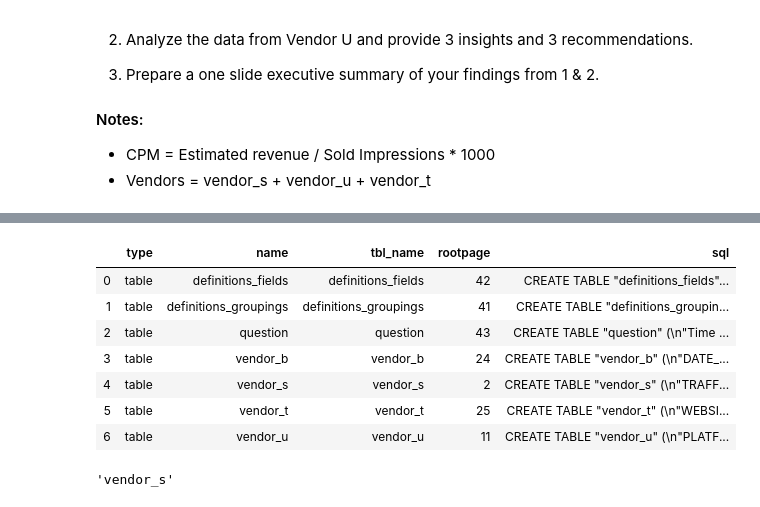
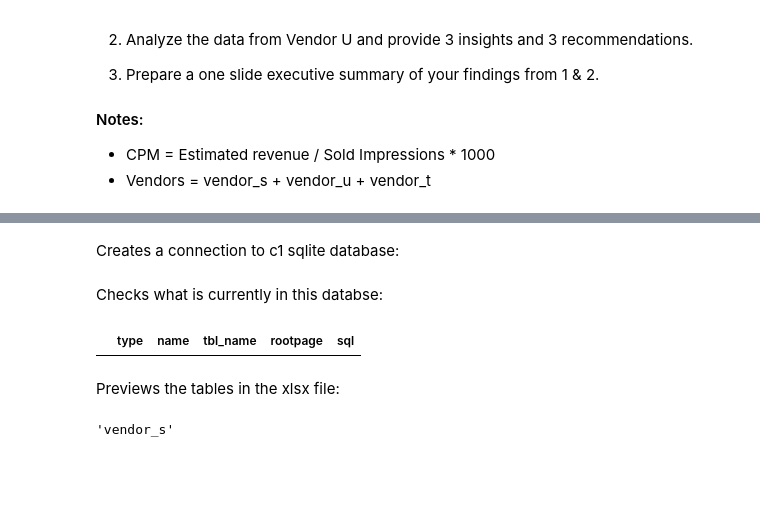
Before and after one commit to valmadrid/EDA-using-SQLite-Python, a Jupyter notebook: challenge_1.ipynb, the cells around one changed output, grey strips where cells are left out. Drawn from its saved outputs; the diff is of its cells as text; code cells hidden in the pictures; blank space fills up the shorter version.

```diff
--- a/challenge_1.ipynb
+++ b/challenge_1.ipynb
@@ -40,18 +37,18 @@ pysqldf = lambda q: sqldf(q, globals())
+# %% [markdown]
+Creates a connection to c1 sqlite database:
 # %%
-conn = sqlite3.connect("scmp.sqlite")
+conn = sqlite3.connect("c1.sqlite")
 cur = conn.cursor()
+# %% [markdown]
+Checks what is currently in this databse:
 # %%
 cur.execute(
-    """SELECT type, name, tbl_name, rootpage, sql FROM sqlite_master ORDER by type, tbl_name;"""
+    """
+    SELECT type, name, tbl_name, rootpage, sql
+    FROM sqlite_master ORDER by type, tbl_name;
+    """
 )
 db = pd.DataFrame(cur.fetchall(), columns=[i[0] for i in cur.description])
 db
 # %% [output]
 |  | type | name | tbl_name | rootpage | sql |
-| 0 | table | definitions_fields | definitions_fields | 42 | CREATE TABLE "definitions_fields"... |
-| 1 | table | definitions_groupings | definitions_groupings | 41 | CREATE TABLE "definitions_groupin... |
-| 2 | table | question | question | 43 | CREATE TABLE "question" (\n"Time ... |
-| 3 | table | vendor_b | vendor_b | 24 | CREATE TABLE "vendor_b" (\n"DATE_... |
-| 4 | table | vendor_s | vendor_s | 2 | CREATE TABLE "vendor_s" (\n"TRAFF... |
-| 5 | table | vendor_t | vendor_t | 25 | CREATE TABLE "vendor_t" (\n"WEBSI... |
-| 6 | table | vendor_u | vendor_u | 11 | CREATE TABLE "vendor_u" (\n"PLATF... |
@@ -60 +55,3 @@ scmp_excel = pd.read_excel("/Users/valmadrid/Downloads/SCMP.xlsx", sheet_name=No
+# %% [markdown]
+Previews the tables in the xlsx file:
 # %%
```
Also changed, not shown: parts of 44 cells of this notebook.
